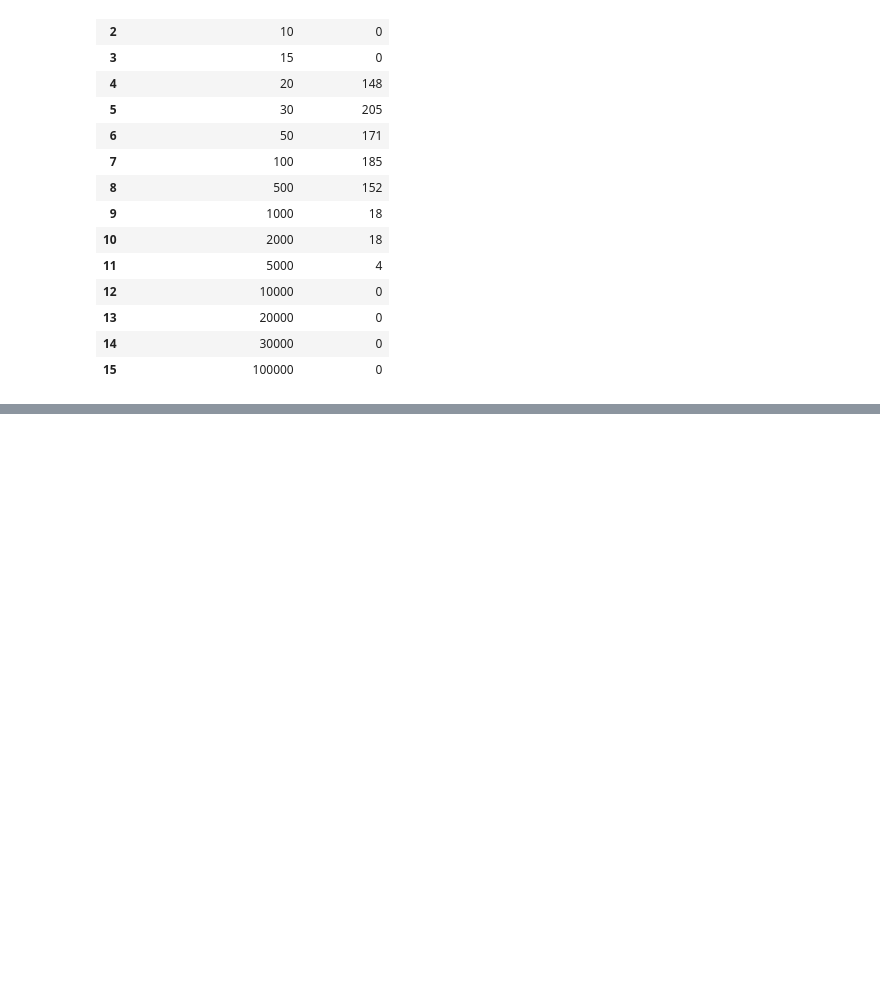
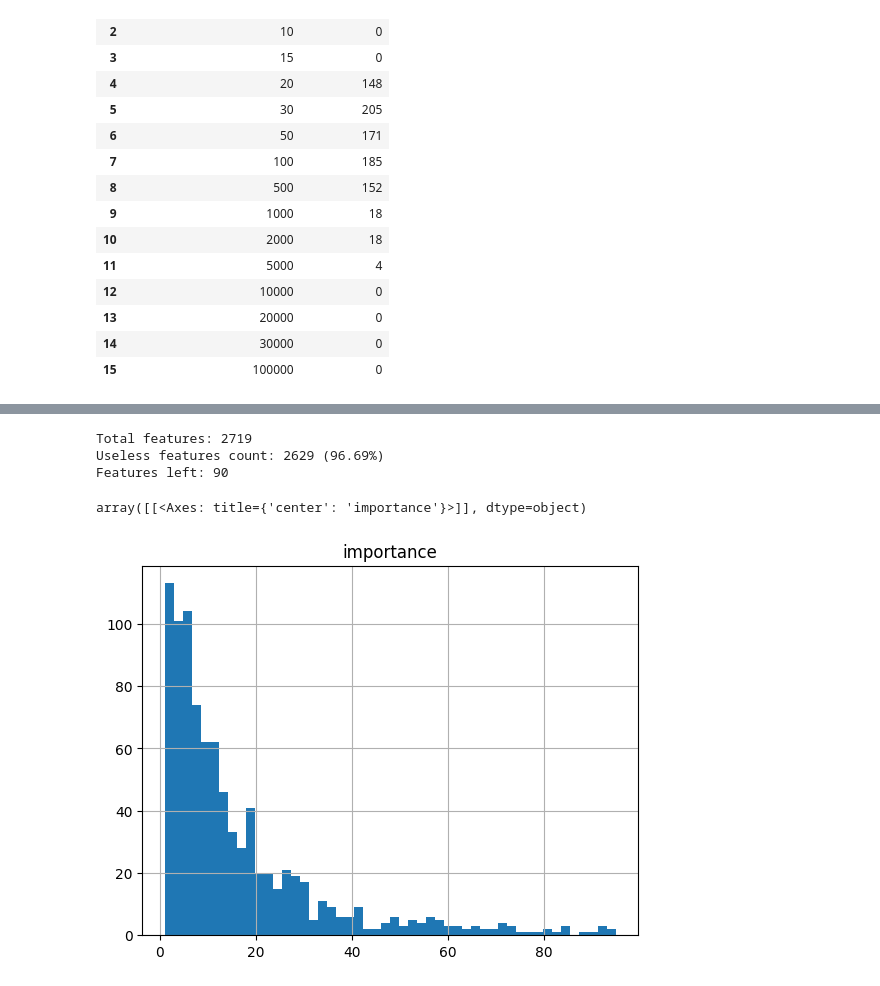
Before and after one commit to SleepWalker/bdl5-2024-ml-final-project, a Jupyter notebook: 02_bnum_eda.ipynb, the cells around one changed output, grey strips where cells are left out. Saved outputs shown, nothing was run; the diff lists cells and outputs as text; code cells hidden in the pictures; blank space fills up the shorter version.

```diff
--- a/02_bnum_eda.ipynb
+++ b/02_bnum_eda.ipynb
@@ -367,0 +759,24 @@ Subscribers without bnum data: 35118 (23.90%)
+# %%
+importance_df = pd.DataFrame(
+    {
+        "feature": model_bnum_initial.feature_name(),
+        "importance": model_bnum_initial.feature_importance(),
+    }
+).sort_values(by="importance", ascending=False)
+
+total_features = len(importance_df)
+useless_features = len(importance_df[importance_df["importance"] < 50])
+print(f"Total features: {total_features}")
+print(
+    f"Useless features count: {useless_features} ({useless_features/total_features*100:.2f}%)"
+)
+print(f"Features left: {total_features - useless_features}")
+importance_df[
+    (importance_df["importance"] > 0) & (importance_df["importance"] < 100)
+].hist(bins=50)
+# %% [output]
+Total features: 2719
+Useless features count: 2629 (96.69%)
+Features left: 90
+array([[<Axes: title={'center': 'importance'}>]], dtype=object)
+[figure, added]
```
Also changed, not shown: parts of 32 cells of this notebook, 7 other files.
